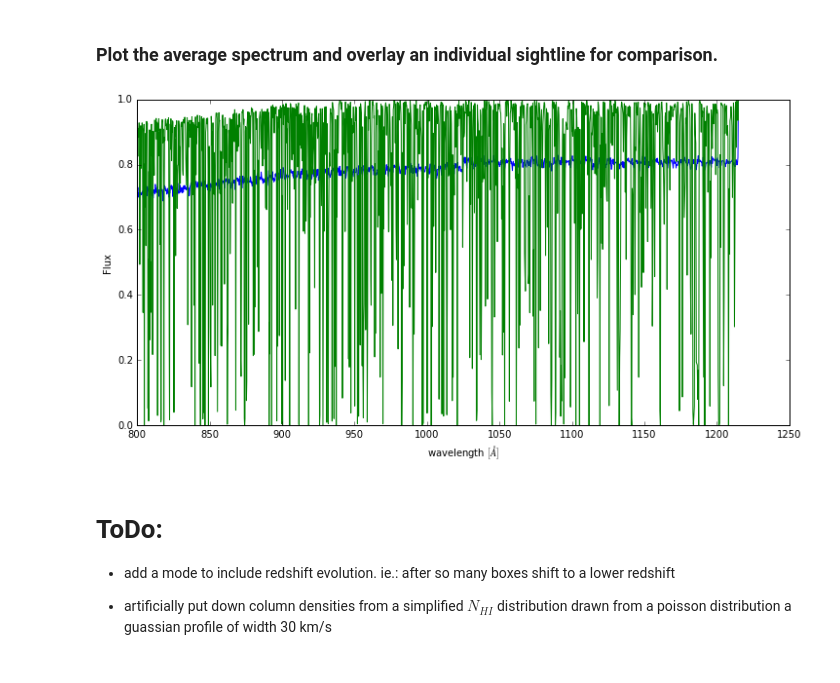
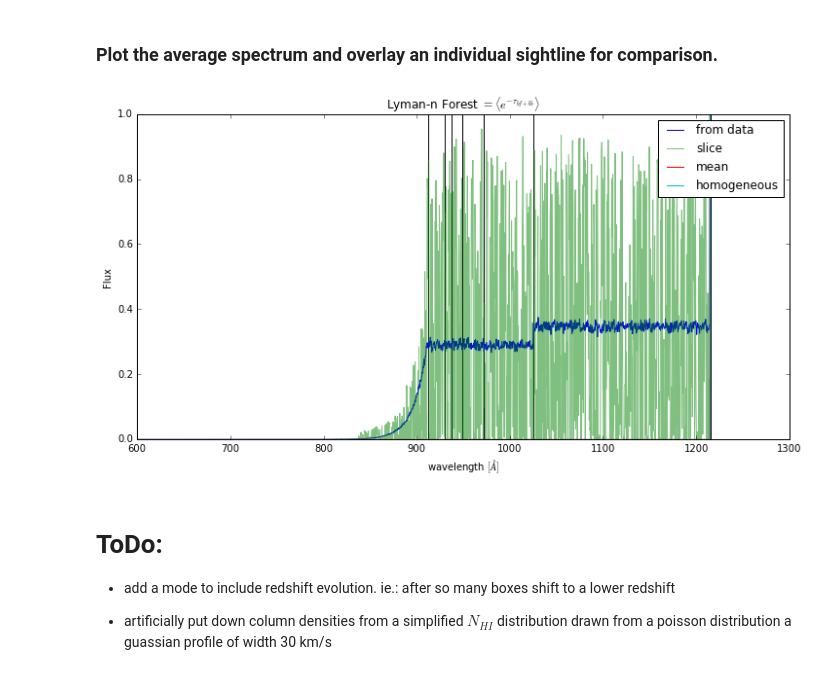
Before and after one commit to mattcwilde/Lyman-Forest, a Jupyter notebook: dev_Lyman-n_forest.ipynb, the cells around one changed output. Drawn from its saved outputs; the diff is of its cells as text; code cells hidden in the pictures.

```diff
--- a/dev_Lyman-n_forest.ipynb
+++ b/dev_Lyman-n_forest.ipynb
@@ -206,7 +215,7 @@ def tau_bf(wave_arr, col_dens):
     sigma0 = 6.30e-18
     t_bf = np.empty((num_file, num_row), dtype=np.float64)
     for j in xrange(num_file):
-        for i in xrange(num_row):
+        for i in range(num_row):
             t_bf[j,i] = sigma0*np.sum(wave_arr[i:imax]*wave_arr[i:imax]*wave_arr[i:imax]*col_dens[j,i:imax])/ll3
     return t_bf
 # %%
@@ -229,7 +238,7 @@ $ \tau_{n} = \frac{gf_{1n}}{gf_{Ly\alpha}} \tau_{Ly\alpha} = f_n\tau_{Ly\alpha}$
 This function computes the lyman transitions wavelength, finds the corresponding index and adds the opacity due to that line to the total opacity.
 # %%
 @jit
-def tau_HILyn(wave_em, t_HILya, nlines, debug=False):
+def tau_HILyn(wave_em, t_HILya, nlines, debug=False, mean=False):
     """ This function computes the Lyman-n forest opacity.
 
         input: emitted wavelength array, Lyman alpha opacity array, number of transitions
@@ -238,7 +247,7 @@ def tau_HILyn(wave_em, t_HILya, nlines, debug=False):
     """
     # array of oscillator strengths
     # go backwards since f_n,lambda_n start at lyman alpha
-    f_n = (gf_1n(np.arange(2,nlines+2))/gf_1n(2))[::-1]
+    f_n = (gf_1n(np.arange(2,nlines+3))/gf_1n(2))[::-1]
 
     # array of transition wavelengths
     lambda_n = lyman_lambda(np.arange(2,nlines+2))[::-1]
@@ -255,20 +264,25 @@ def tau_HILyn(wave_em, t_HILya, nlines, debug=False):
     iarr = vec_find_nearest(wave_em,lambda_n)
 
     # good for debugging:
-    tau_Ly = np.ones_like(t_HILya)
     # print(f_n,iarr, t_HILya[0,iarr[0]]*f_n[0], wave_em[iarr])
 
     for n in xrange(nfiles):
         # do it for each sightline
         for i in range(nlines):
 
-            if debug == False:
+            if debug == False and mean == False:
                 # stack the opacity onto the opacity array at the index
                 # where wavelength == nth lyman line
                 tau_n[n,:iarr[i]] += t_HILya[n,:iarr[i]]*f_n[i]
+                # print avg
+            elif mean == True:
+                tau_n[n,:iarr[i]] += np.mean(t_HILya[n,:iarr[i]])*f_n[i]
+                # from old code: tau_n[n:] +=  tau_flat[:len(tau_n[n:])]*f_1n[i]
+
             else:
                 # good for debugging:
-                tau_n[n,:iarr[i]] += tau_Ly[n,:iarr[i]]*f_n[i]
+                tau_n[n,:iarr[i]] += f_n[i]
 
+            # tau_n[n,:iarr[i]] += t_HILya[n,:iarr[i]]*f_n[i]
 
     return tau_n
@@ -277,3 +289,7 @@ t_Ly = tau_HILyn(wav_em, tau_HILya, num_lines)
+# %%
+t_Ly_mean = tau_HILyn(wav_em, tau_HILya, num_lines, mean=True)
+t_Ly_homogeneous = tau_HILyn(wav_em, tau_HILya, num_lines, debug=True, mean=False)
+t_Ly = tau_HILyn(wav_em, tau_HILya, num_lines)
 # %% [markdown]
 What does a random sightlines Lyman-n opacity looks like:
 # %%
@@ -296,19 +312,30 @@ $$ f = \langle e^{-\tau_{bf+bb}} \rangle $$
 ### Plot the average spectrum and overlay an individual sightline for comparison.
 # %%
 tau_tot = t_Ly + t_bf
-tau_tot_slice = t_Ly[1,:] + t_bf[399,:]
+tau_tot_mean = t_Ly_mean + t_bf
+tau_tot_homo = t_Ly_homogeneous + t_bf
+tau_tot_slice = t_Ly[399,:] + t_bf[399,:]
 # np.mean more accurate with float 64
-flux = np.mean(np.exp(-tau_tot), axis=0, dtype=np.float64)
-flux_slice = np.exp(-tau_tot_slice)
+flux = np.mean(np.exp(-tau_tot*100), axis=0, dtype=np.float64)
+flux_mean = np.mean(np.exp(-tau_tot_mean*100), axis=0, dtype=np.float64)
+flux_homo = np.mean(np.exp(-tau_tot_homo*100), axis=0, dtype=np.float64)
+flux_slice = np.exp(-tau_tot_slice*100)
 # %%
 plt.figure(figsize=(12,6))
-plt.plot(wav_em, flux)
-plt.plot(wav_em, flux_slice)
+plt.plot(wav_em, flux, label="from data")
+plt.plot(wav_em, flux_slice, alpha=0.5, label="slice")
+plt.plot(wav_em, flux_mean, label="mean")
+plt.plot(wav_em, flux_homo, label="homogeneous")
+ref_lines = lyman_lambda(np.arange(2,8))
+plt.vlines(ref_lines, 0, 1)
+plt.vlines(912,0,1)
 plt.xlabel(r"wavelength $[\AA]$")
 plt.ylabel(r"Flux")
+plt.title(r"Lyman-n Forest $= \langle e^{-\tau_{bf+bb}} \rangle$")
+plt.legend()
 plt.show()
 # %% [output]
-[figure, old version]
+[figure, new version]
 # %% [markdown]
 # ToDo:
  - add a mode to include redshift evolution. ie.: after so many boxes shift to a lower redshift
```
Also changed, not shown: parts of 44 cells of this notebook, 3 other files.
